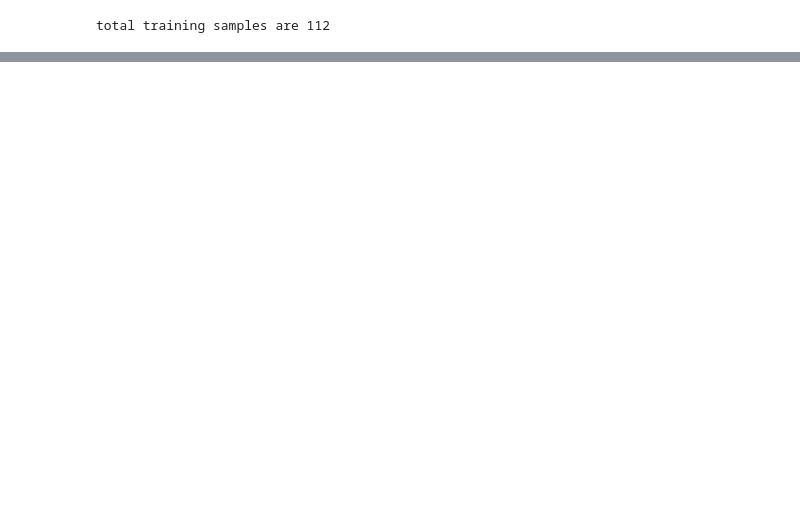
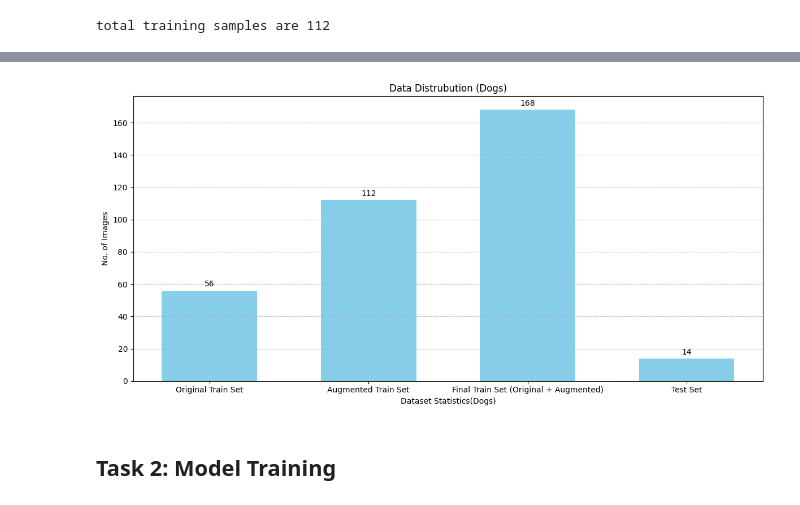
Before and after one commit to AntiVicious/CS203_lab5, a Jupyter notebook: main_notebook.ipynb, the cells around one changed output, grey strips where cells are left out. Saved outputs shown, nothing was run; the diff lists cells and outputs as text; code cells hidden in the pictures; blank space fills up the shorter version.

```diff
--- a/main_notebook.ipynb
+++ b/main_notebook.ipynb
@@ -157 +241,7 @@ Successfully installed huggingface-hub-0.28.1 safetensors-0.5.2 tokenizers-0.21.
+# %%
+plot_bar_graph(dataset_stats_dogs,'Dataset Statistics(Dogs)','Data Distrubution (Dogs)')
+# %% [output]
+[figure, added]
+# %% [markdown]
+## Task 2: Model Training
 # %%
```
Also changed, not shown: parts of 27 cells of this notebook.
